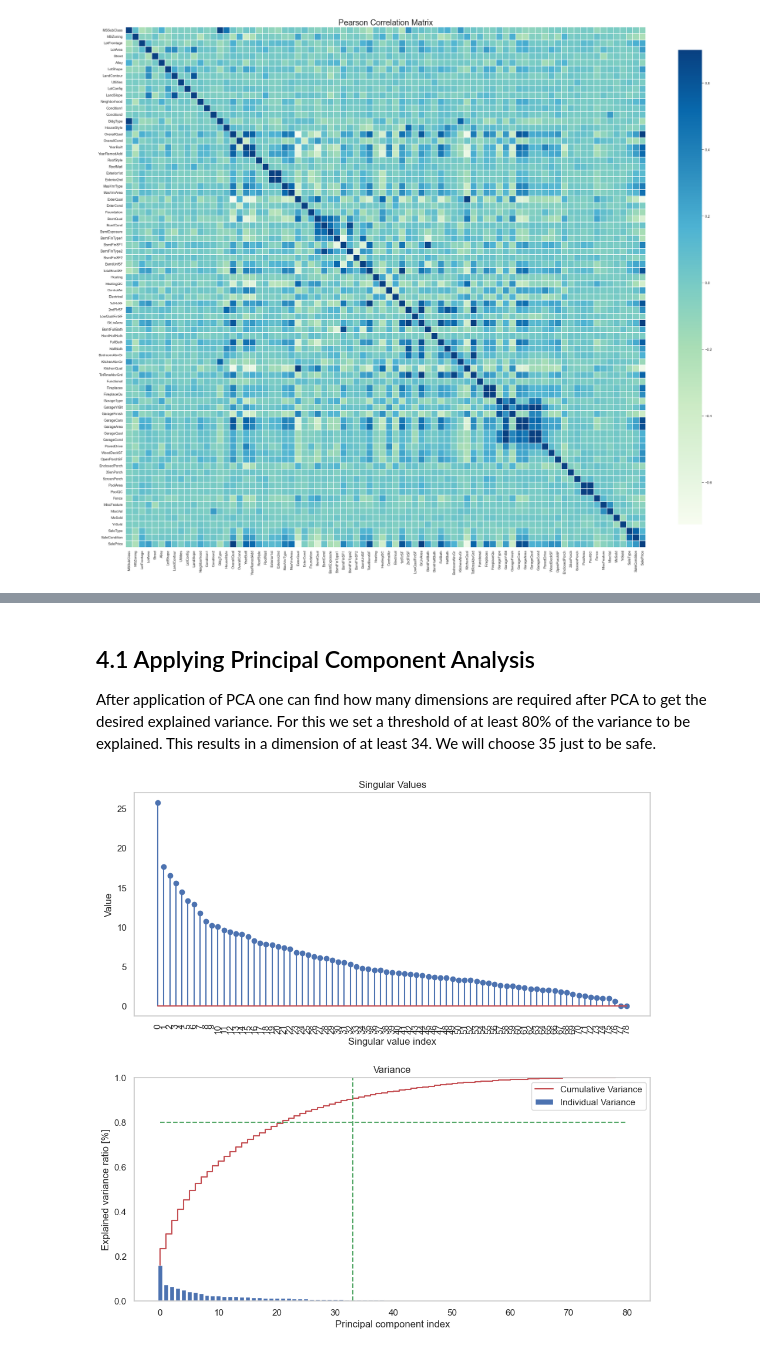
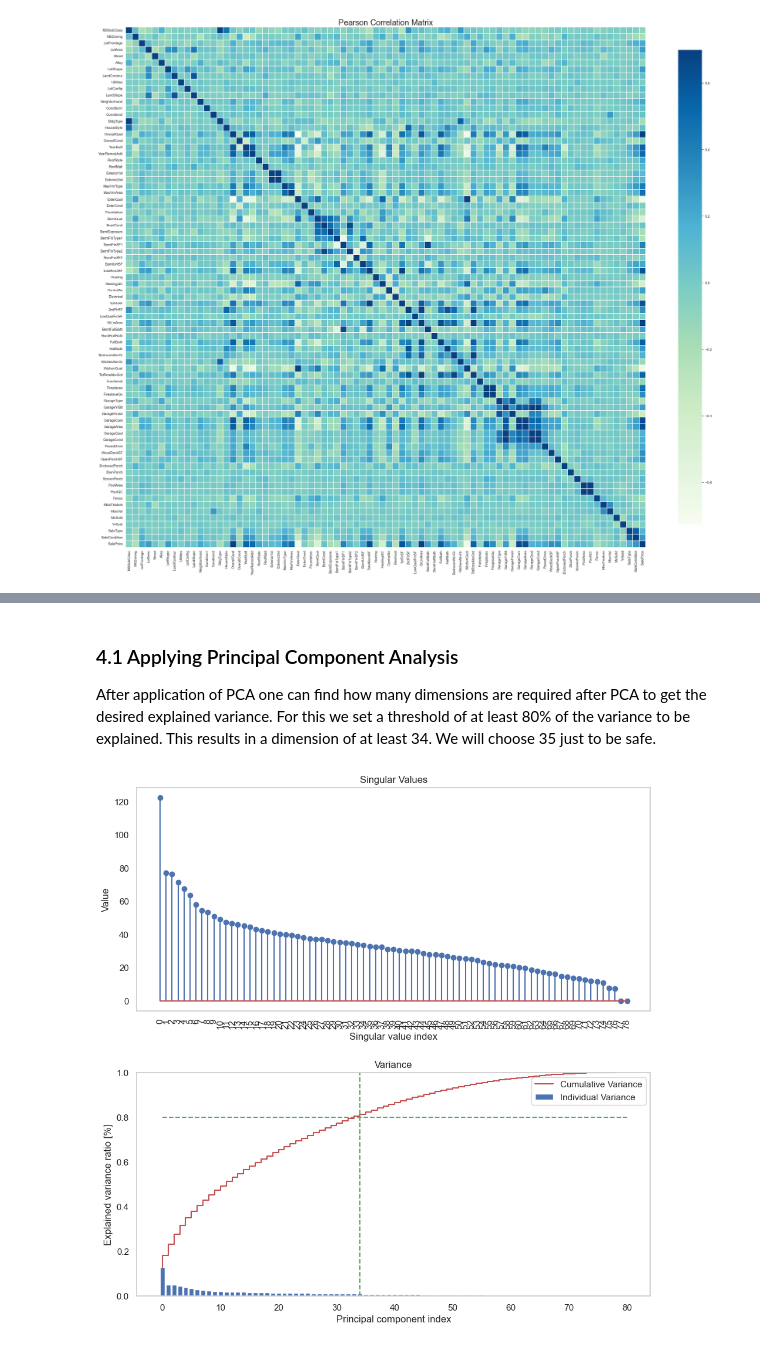
Before and after one commit to TheKnight1993/MLweek8, a Jupyter notebook: notebook.ipynb, the cells around one changed output, grey strips where cells are left out. Drawn from its saved outputs; the diff is of its cells as text; code cells hidden in the pictures.

```diff
--- a/notebook.ipynb
+++ b/notebook.ipynb
@@ -286,5 +271,5 @@ Now that we have a better feeling for how the dataset is structured and how each
 # %% [markdown]
-## 4.1 Applying Principal Component Analysis
+### 4.1 Applying Principal Component Analysis
 
 After application of PCA one can find how many dimensions are required after PCA to get the desired explained variance. For this we set a threshold of at least 80% of the variance to be explained. This results in a dimension of at least 34. We will choose 35 just to be safe.
 # %%
@@ -292,40 +277,40 @@ After application of PCA one can find how many dimensions are required after PCA
 
 pca = sklearn.decomposition.PCA(n_components=79)
 
-x_train = pca.fit_transform(train_x_minmax)
-x_test = pca.transform(test_x_minmax)
+x_train = pca.fit_transform(train_x)
+x_test = pca.transform(test_x)
 # %%
 singular_values = pca.singular_values_
 explained_variance_ratio = pca.explained_variance_ratio_
 
 cumulative_explained_variance_ratio = np.cumsum(explained_variance_ratio) #hehe cum
 #print(cumulative_explained_variance_ratio)
 
 # plotting the singular values and the histogram of the explained varainces
 fig = plt.figure(figsize=(10,10))
 plt.subplot(211)
 plt.stem(singular_values)
 # plt.tick_params(axis='x', which='both', bottom=False, top=False, labelbottom=False)
 plt.xticks(np.arange(0,len(singular_values),1))
 plt.title("Singular Values")
 plt.ylabel("Value")
 plt.xlabel("Singular value index")
 plt.xticks(rotation=90)
 plt.grid(visible=False)
 plt.subplot(212)
 plt.bar(np.arange(0,len(explained_variance_ratio[:]),1), explained_variance_ratio[:], label="Individual Variance")
 plt.step(np.arange(0,len(cumulative_explained_variance_ratio[:]),1),cumulative_explained_variance_ratio[:], label="Cumulative Variance", color='r')
 # plt.xticks([0,1,2,3,4])
 plt.title("Variance")
 plt.grid(visible=False)
 plt.ylabel("Explained variance ratio [%]")
 plt.xlabel("Principal component index")
 plt.hlines(0.8, 0,80, linestyles='dashed', colors='g')
-plt.vlines(33, 0,1, linestyles='dashed', colors='g')
+plt.vlines(34, 0,1, linestyles='dashed', colors='g')
 plt.legend()
 plt.ylim((0,1))
 fig.tight_layout(pad=2)
 plt.show()
 # %% [output]
-[figure, old version]
+[figure, new version]
 # %% [markdown]
```
Also changed, not shown: parts of 31 cells of this notebook, 2 other files.
